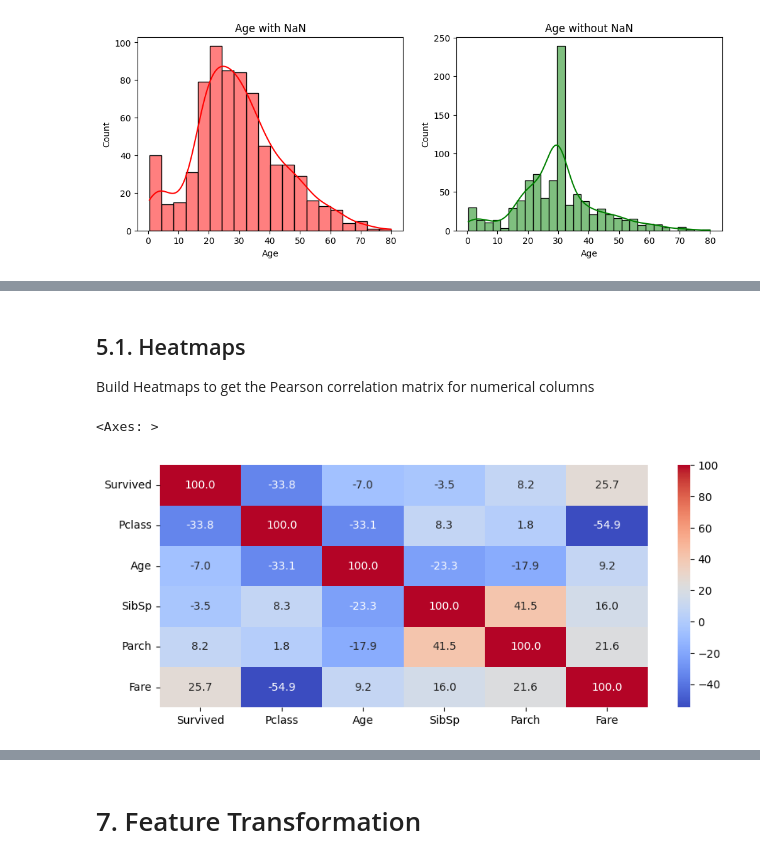
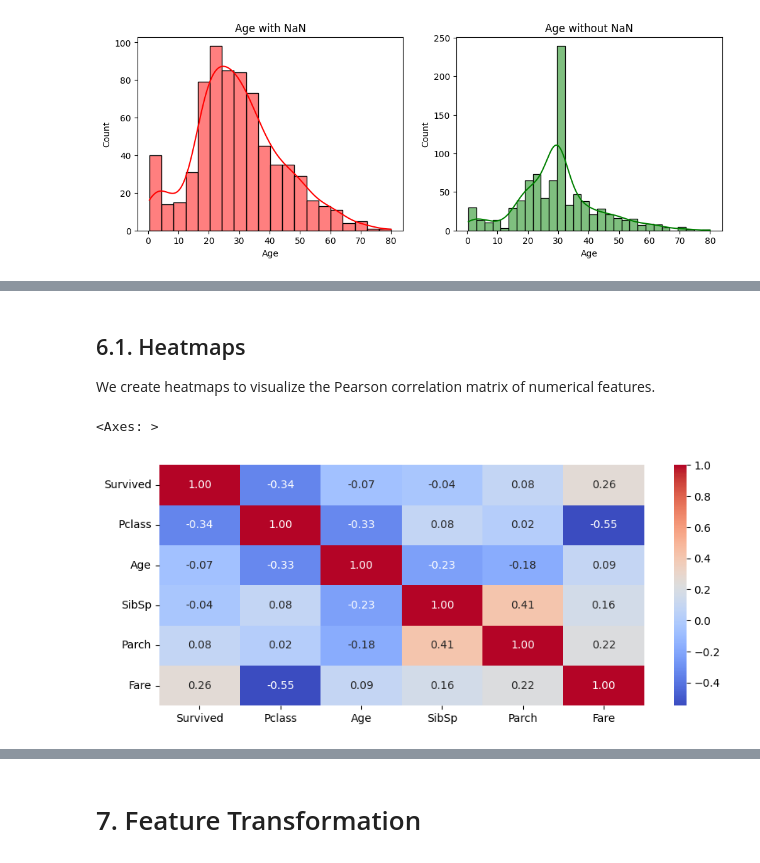
Before and after one commit to catalinm955/Titanic-ML, a Jupyter notebook: notebooks/01_EDA.ipynb, the cells around one changed output, grey strips where cells are left out. Drawn from its saved outputs; the diff is of its cells as text; code cells hidden in the pictures.

```diff
--- a/notebooks/01_EDA.ipynb
+++ b/notebooks/01_EDA.ipynb
@@ -151,10 +168,10 @@ def num_fill_nan(df):
     # Extract the columns that contain missing values
     df_numeric = df.select_dtypes(include = ['int64', 'float64'])
     df_nan_col = df_numeric.columns[df_numeric.isnull().any()].tolist()
-    # Iterate through all the columns with missing values and fill them with mean if skew value <= 0.5 and with the median if skew value > 0.5
+    # Iterate through all the columns with missing values and fill them with mean if the absolute skew value <= 0.5, otherwise, with the median.
     for col in df_nan_col:
         skew_val = col_skew(df)[col]
-        if skew_val <= 0.5:
+        if abs(skew_val) <= 0.5:
             df[col] = df[col].fillna(df[col].mean())
         else:
             df[col] = df[col].fillna(df[col].median())
@@ -233,0 +317,29 @@ cat_col_plot(train_dataset['Embarked'], train_dataset_processed['Embarked'])
+# %%
+# Function to clean the "Ticket" column
+def process_ticket(ticket):
+    if pd.isna(ticket):
+        return 'Missing'
+    if '/' in ticket:
+        return ticket.split('/')[0].strip()
+    if ' ' in ticket:
+        return 'Prefix+Number'
+    if ticket.isdigit():
+        return 'Number'
+    else:
+        return 'Other'
+
+# Apply the function to create the "Ticken_clean column"
+train_dataset_processed['Ticket_clean'] = train_dataset_processed['Ticket'].apply(process_ticket)
+
+# Get rare values
+counts = train_dataset_processed['Ticket_clean'].value_counts()
+rare_categories = counts[counts <=5].index.tolist()
+
+# Group rare categories inside 'Rare Categories'
+train_dataset_processed['Ticket_clean'] = train_dataset_processed['Ticket_clean'].apply(
+    lambda x: 'Rare Categories' if x in rare_categories
+    else x
+)
+
+# Plot "Ticket" column
+cat_col_countplot(train_dataset_processed['Ticket_clean'])
@@ -236,17 +360,17 @@ cat_col_plot(train_dataset['Embarked'], train_dataset_processed['Embarked'])
 # %% [markdown]
-## 5.1. Heatmaps
-Build Heatmaps to get the Pearson correlation matrix for numerical columns
+## 6.1. Heatmaps
+We create heatmaps to visualize the Pearson correlation matrix of numerical features.
 # %%
 # Extract the numerical columns after processing the train dataset
 train_dataset_processed_num_cols = train_dataset.select_dtypes(include = ['int64', 'float64']).columns
 
 # Exclude PassengerID since it contains unique values and it's irrelevant
 train_dataset_processed_num_cols = train_dataset_processed_num_cols.drop('PassengerId')
 
 # Plot the columns using heatmap
 plt.figure(figsize = (10, 4))
-train_num_cols_corr = train_dataset_processed[train_dataset_processed_num_cols].corr() * 100
-sns.heatmap(train_num_cols_corr, annot = True, cmap = 'coolwarm', fmt = '.1f')
+train_num_cols_corr = train_dataset_processed[train_dataset_processed_num_cols].corr()
+sns.heatmap(train_num_cols_corr, annot = True, cmap = 'coolwarm', fmt = '.2f')
 # %% [output]
 <Axes: >
-[figure, old version]
+[figure, new version]
```
Also changed, not shown: parts of 58 cells of this notebook.
